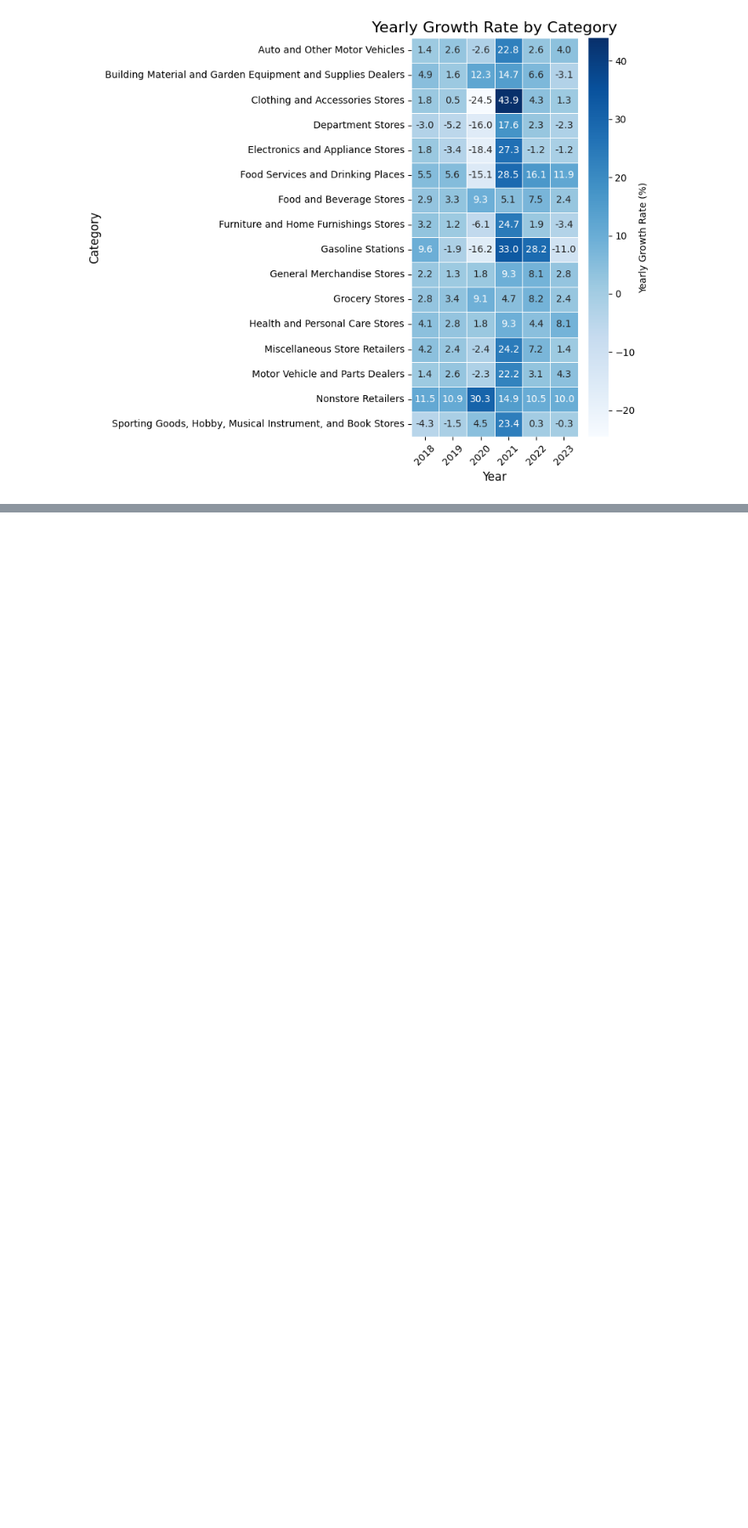
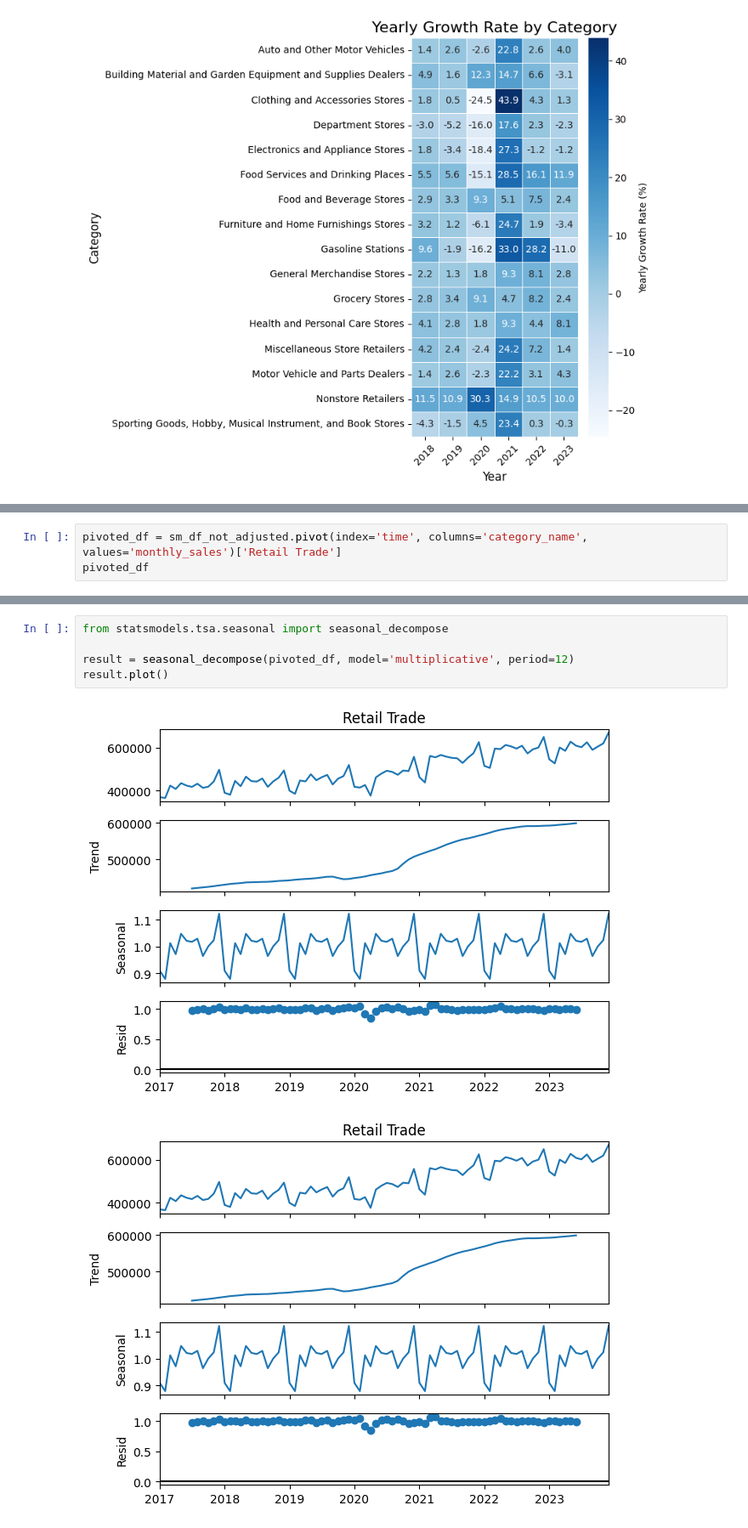
Before and after one commit to charJin/mrts-retail-and-food-services, a Jupyter notebook: notebooks/retail-and-food-analysis.ipynb, the cells around one changed output, grey strips where cells are left out. Shown: that part at 85% size. Saved outputs shown, nothing was run; the diff lists cells and outputs as text; blank space fills up the shorter version.

Commit message:
Seasonal Trend Start

```diff
--- a/notebooks/retail-and-food-analysis.ipynb
+++ b/notebooks/retail-and-food-analysis.ipynb
@@ -307,0 +324,3 @@ plt.show()
+# %%
+pivoted_df = sm_df_not_adjusted.pivot(index='time', columns='category_name', values='monthly_sales')['Retail Trade']
+pivoted_df
@@ -307,0 +341,8 @@ plt.show()
+# %%
+from statsmodels.tsa.seasonal import seasonal_decompose
+
+result = seasonal_decompose(pivoted_df, model='multiplicative', period=12)
+result.plot()
+# %% [output]
+[figure, added]
+[figure, added]
```
Also changed, not shown: parts of 2 cells of this notebook, 1 other file.
